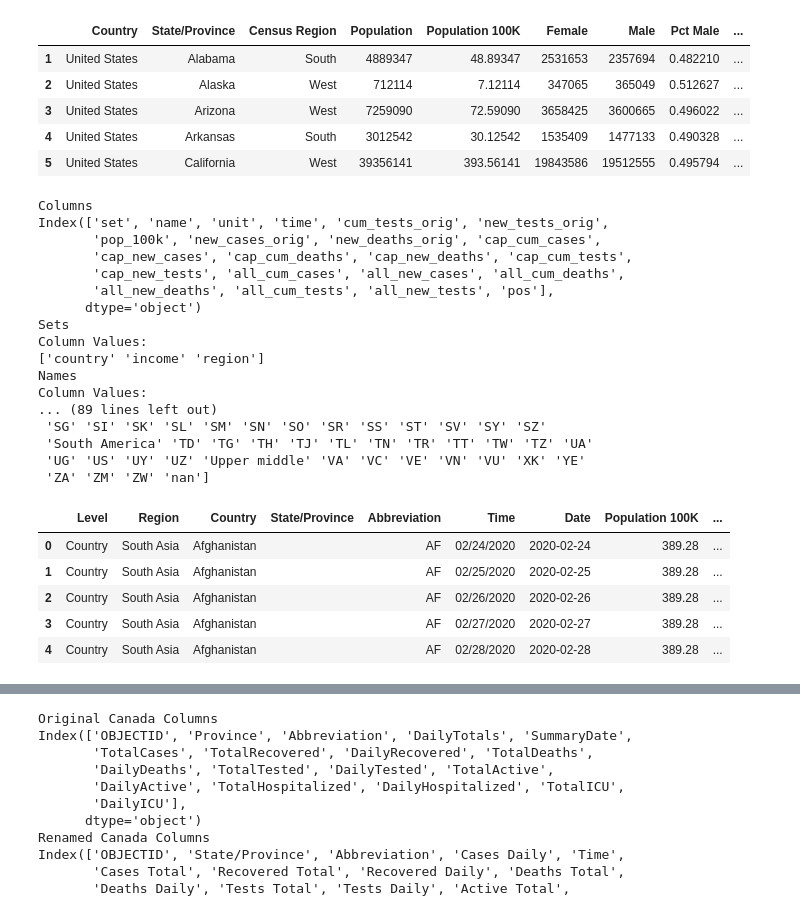
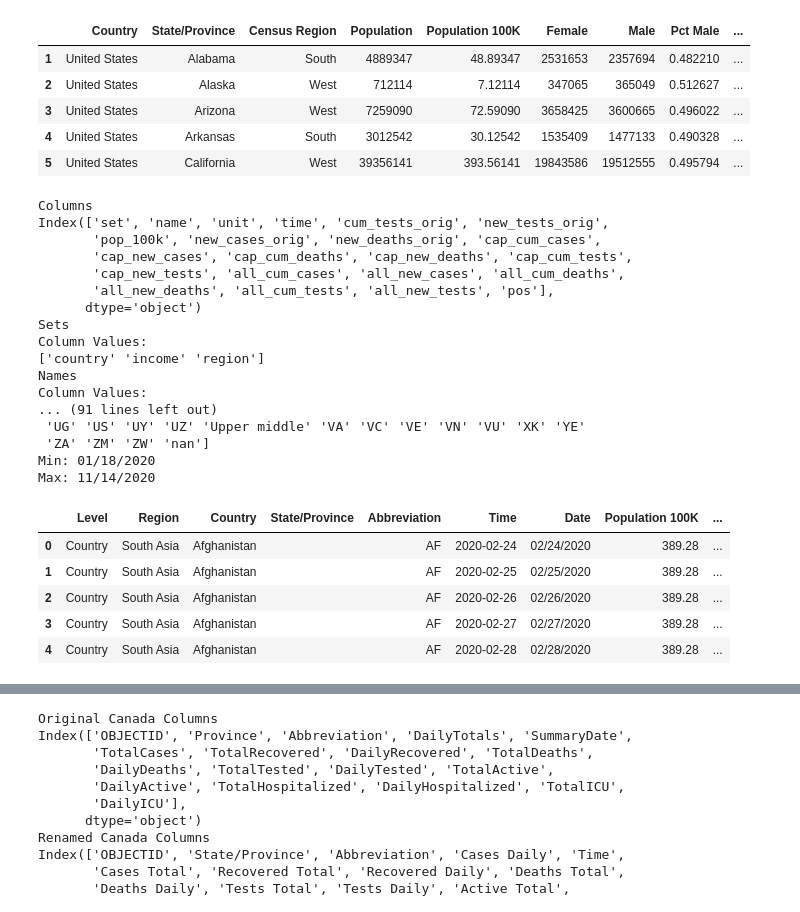
Before and after one commit to janinewhite/Global-COVID-Surveillance, a Jupyter notebook: Cleaned Global Raw Data.ipynb, the cells around one changed output, grey strips where cells are left out. Drawn from its saved outputs; the diff is of its cells as text; code cells hidden in the pictures.

```diff
--- a/Cleaned Global Raw Data.ipynb
+++ b/Cleaned Global Raw Data.ipynb
@@ -720,10 +715,13 @@ c["Level"] = c.apply(lambda x: fixLevel(x["name"],""),axis=1)
 # Format text date and add datetime for date
 c["time"] = c["time"].astype(str)
 c["time"] = c["time"].apply(lambda x: us_date(x))
-
-c["Date"] = pd.to_datetime(c["time"], format="%m/%d/%Y")
+c["Date"] = c["time"]
+c["time"] = c.apply(lambda x: pd.to_datetime(x["Date"], format="%m/%d/%Y"), axis=1)
 minmax_dates = c.groupby(["name"]).agg({"Date": [np.min,np.max]})
 min_date = c["Date"].min()
+max_date = c["Date"].max()
+print("Min: " + min_date)
+print("Max: " + max_date)
 c.sort_values(by=['set','name','Date'], inplace=True)
 
 # Format numeric columns
@@ -779,41 +777,41 @@ c_data_order = [
     'Level', 'Region', 'Country', 'State/Province', 'Abbreviation', 'Time', 'Date', 'Population 100K',
     'Cases Daily', 'Cases Daily (7 day rolling average)', 'Cases Daily per Capita (7 day rolling average)',
     'Total Cases', 'Total Cases Per Capita',
     'Tests Daily', 'Tests Daily (7 day rolling average)', 'Tests Daily Per Capita (7 day rolling average)',
     'Total Tests', 'Total Tests (7 day rolling average)', 'Total Tests Per Capita (7 day rolling average)',
     'Positivity Rate (7 day rolling average)',
     'Deaths Daily', 'Death Daily (7 day rolling average)', 'Death Daily Per capita (7 day rolling average)',
     'Total Deaths','Total Deaths Per Capita',
     'Accessed'
 ]
 c = c.reset_index()
 c = c.loc[c["set"]=="country"].copy()
 c = c[c_data_order].copy()
 c.head()
 # %% [output]
 Columns
 Index(['set', 'name', 'unit', 'time', 'cum_tests_orig', 'new_tests_orig',
        'pop_100k', 'new_cases_orig', 'new_deaths_orig', 'cap_cum_cases',
        'cap_new_cases', 'cap_cum_deaths', 'cap_new_deaths', 'cap_cum_tests',
        'cap_new_tests', 'all_cum_cases', 'all_new_cases', 'all_cum_deaths',
        'all_new_deaths', 'all_cum_tests', 'all_new_tests', 'pos'],
       dtype='object')
 Sets
 Column Values:
 ['country' 'income' 'region']
 Names
 Column Values:
-... (89 lines left out)
- 'SG' 'SI' 'SK' 'SL' 'SM' 'SN' 'SO' 'SR' 'SS' 'ST' 'SV' 'SY' 'SZ'
- 'South America' 'TD' 'TG' 'TH' 'TJ' 'TL' 'TN' 'TR' 'TT' 'TW' 'TZ' 'UA'
+... (91 lines left out)
  'UG' 'US' 'UY' 'UZ' 'Upper middle' 'VA' 'VC' 'VE' 'VN' 'VU' 'XK' 'YE'
  'ZA' 'ZM' 'ZW' 'nan']
+Min: 01/18/2020
+Max: 11/14/2020
 |  | Level | Region | Country | State/Province | Abbreviation | Time | Date | Population 100K | ... |
-| 0 | Country | South Asia | Afghanistan |  | AF | 02/24/2020 | 2020-02-24 | 389.28 | ... |
-| 1 | Country | South Asia | Afghanistan |  | AF | 02/25/2020 | 2020-02-25 | 389.28 | ... |
-| 2 | Country | South Asia | Afghanistan |  | AF | 02/26/2020 | 2020-02-26 | 389.28 | ... |
-| 3 | Country | South Asia | Afghanistan |  | AF | 02/27/2020 | 2020-02-27 | 389.28 | ... |
-| 4 | Country | South Asia | Afghanistan |  | AF | 02/28/2020 | 2020-02-28 | 389.28 | ... |
+| 0 | Country | South Asia | Afghanistan |  | AF | 2020-02-24 | 02/24/2020 | 389.28 | ... |
+| 1 | Country | South Asia | Afghanistan |  | AF | 2020-02-25 | 02/25/2020 | 389.28 | ... |
+| 2 | Country | South Asia | Afghanistan |  | AF | 2020-02-26 | 02/26/2020 | 389.28 | ... |
+| 3 | Country | South Asia | Afghanistan |  | AF | 2020-02-27 | 02/27/2020 | 389.28 | ... |
+| 4 | Country | South Asia | Afghanistan |  | AF | 2020-02-28 | 02/28/2020 | 389.28 | ... |
 # %%
 # Generate country raw data
 group_cols = ['Level', 'Region', 'Country', 'State/Province', 'Abbreviation', 'Time', 'Date','Accessed']
```
Also changed, not shown: parts of 10 cells of this notebook, 4 other files.
